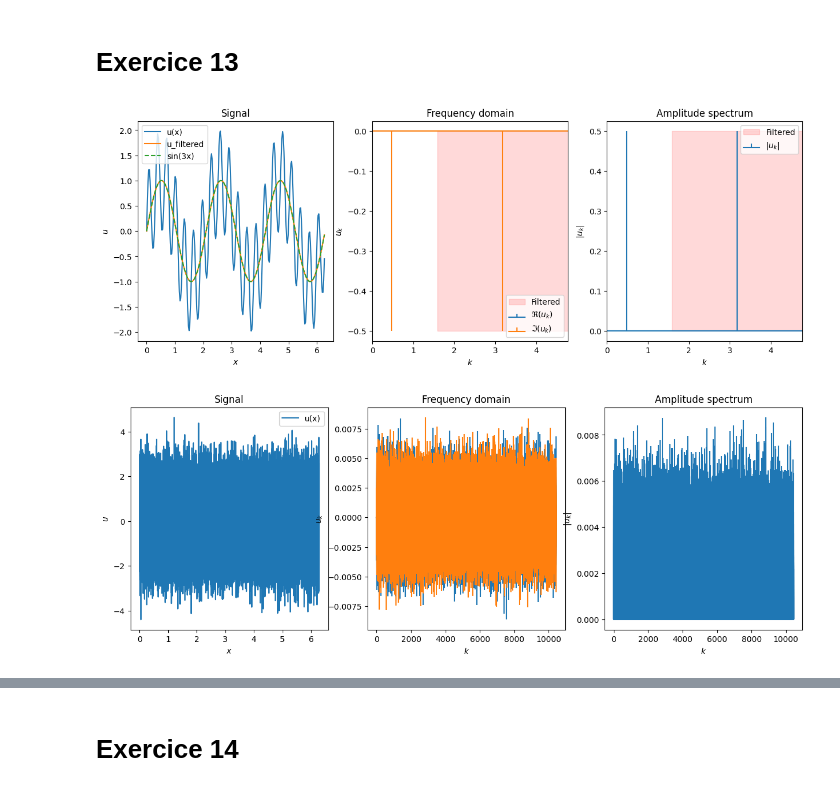
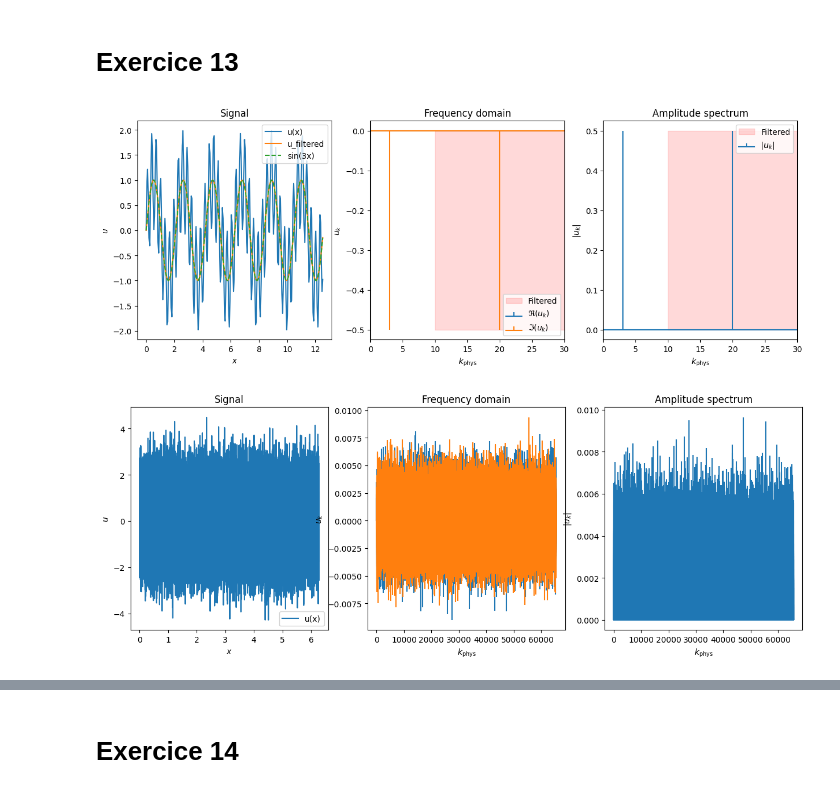
Before and after one commit to sablonl/LPHYS1303-Notebooks, a Jupyter notebook: Spectral.ipynb, the cells around one changed output, grey strips where cells are left out. Cells and saved outputs as stored; diff of their text form; code cells hidden in the pictures.

```diff
--- a/Spectral.ipynb
+++ b/Spectral.ipynb
@@ -142,7 +147,8 @@ Temps de calcul pour N = 512 avec scipy :
 # %%
 # Test 2: spectre continu
-mu, sigma = 1.0, 0.1
-L = 2.0
+mu, sigma = 2.5, 0.5
+L = 5.0
+dk = 2*np.pi / L
 
 
 def f(x): return np.exp(- (x - mu)**2 / (2 * sigma**2)) / \
@@ -152,9 +158,9 @@ def f(x): return np.exp(- (x - mu)**2 / (2 * sigma**2)) / \
 x_all = np.linspace(0, L, 5000, endpoint=False)
 u_all = f(x_all)
 
-
-def u_analytic(k): return np.exp(1j * k * mu - (sigma*k)
-                                 ** 2 / 2) / np.sqrt(2 * np.pi)  # unused
+def u_analytic(k): return np.exp(-0.5*dk*k*(-2j*mu+dk*k*sigma**2)) / L
+# On remarque que le 'k' dans la fonction analytique est en fait '2pi k/L'... cela vient des coventions.
+# Une attention particulière doit être portée au domaine si l'on souhaite faire une analyse spectrale
 
 
 N = 2**10
@@ -172,5 +178,5 @@ u_rec = IDFT(u_k)
 u_k_np = fftshift(fft(u)) / N
 u_rec_np = ifft(ifftshift(u_k_np)) * N
 
-plot_DFT(k/L, x, u_k, u_rec, u_k_np, u_rec_np, x_all, u_all)
+plot_DFT(k, x, u_k, u_rec, u_k_np, u_rec_np, x_all, u_all, bounds=(-15, 15), u_analytic=u_analytic)
 # %% [output]
@@ -335,63 +359,65 @@ import scipy as sp
 from scipy.fft import *
 import matplotlib.pyplot as plt
 
-L = 2*np.pi
+L = 4*np.pi # Que se passe-t-il si L = 5, et le signal est alors non périodique ?
 N = 2**8
 
 x = np.linspace(0, L, N, endpoint=False)
 # Input function
 def f(x): return np.sin(3*x) + np.sin(20*x)
-# => freqs = [3/(2*np.pi), 20/(2*np.pi)]
+# => k_phys = [3*(2*np.pi/L), 20*(2*np.pi/L)] en rad/[L]
 
 # On utilise rfft pour les fonctions réelles qui est optimisée et ne performe le calcul que sur les fréquences positives
 # car la transformée de Fourier d'une fonction réelle est conjuguée symétrique
 
 
 u = f(x)
-freqs = rfftfreq(N, L/N)
+freqs = rfftfreq(N, 1/N)
+dk = 2*np.pi / L
+k_phys = freqs * dk
 u_k = rfft(u)
 
 u_filtered_k = np.zeros(len(u_k), dtype=complex)
-mask = np.abs(freqs) < 10.0/(2*np.pi)
+mask = np.abs(k_phys) < 10.0 # On filtre tous les modes supérieurs à 10 rad/[L]
 u_filtered_k[mask] = u_k[mask]
 
 u_filtered = irfft(u_filtered_k)
 
 fig, ax = plt.subplots(1, 3, figsize=(15, 5))
 
 ax[0].plot(x, u, label="u(x)", c='C0')
 ax[0].plot(x, u_filtered, label="u_filtered", c='C1')
 ax[0].plot(x, np.sin(3*x), label="sin(3x)", c='C2', linestyle='--')
 ax[0].set_title("Signal")
 ax[0].set_xlabel("$x$")
 ax[0].set_ylabel("$u$")
 ax[0].legend()
 
-ax[1].stem(freqs, np.real(u_k) / N, label="$\Re(u_k)$",
+ax[1].stem(k_phys, np.real(u_k) / N, label="$\Re(u_k)$",
            markerfmt=" ", basefmt="C0")
-ax[1].stem(freqs, np.imag(u_k) / N, label="$\Im(u_k)$",
+ax[1].stem(k_phys, np.imag(u_k) / N, label="$\Im(u_k)$",
            markerfmt=" ", basefmt="C1", linefmt="C1")
-ax[1].fill_between(freqs, np.min(np.real(u_k) + np.imag(u_k)) / N, np.max(np.real(
+ax[1].fill_between(k_phys, np.min(np.real(u_k) + np.imag(u_k)) / N, np.max(np.real(
     u_k) + np.imag(u_k)) / N, where=~mask, color='red', alpha=0.15, label="Filtered")
 ax[1].set_title("Frequency domain")
-ax[1].set_xlabel("$k$")
+ax[1].set_xlabel("$k_\mathrm{phys}$")
 ax[1].set_ylabel("$u_k$")
-ax[1].set_xbound(0.0, 30.0/L)
+ax[1].set_xbound(0.0, 30.0)
 ax[1].legend()
 
-ax[2].stem(freqs, np.abs(u_k) / N, markerfmt=" ",
+ax[2].stem(k_phys, np.abs(u_k) / N, markerfmt=" ",
            basefmt="C0", label="$|u_k|$")
-ax[2].fill_between(freqs, np.min(np.abs(u_k)) / N, np.max(
+ax[2].fill_between(k_phys, np.min(np.abs(u_k)) / N, np.max(
     np.abs(u_k)) / N, where=~mask, color='red', alpha=0.15, label="Filtered")
 ax[2].set_title("Amplitude spectrum")
-ax[2].set_xlabel("$k$")
+ax[2].set_xlabel("$k_\mathrm{phys}$")
 ax[2].set_ylabel("$|u_k|$")
-ax[2].set_xbound(0.0, 30.0/L)
+ax[2].set_xbound(0.0, 30.0)
 ax[2].legend()
 
 plt.show()
 # %% [output]
-[figure, old version]
+[figure, new version]
 # %%
 # Pour un bruit blanc, on s'attend à ce que la transformée de Fourier soit uniformément répartie en amplitude et en phase
 # quand N -> infini
@@ -402,7 +428,10 @@ L = 2*np.pi
 x = np.linspace(0, L, N, endpoint=False)
 u = np.random.randn(N)  # Bruit blanc gaussien -> moyenne nulle, variance 1
 
-freqs = rfftfreq(N, L/N)
+freqs = rfftfreq(N, 1/N)
+dk = 2*np.pi / L
+k_phys = freqs * dk
+
 u_k = rfft(u)
 
 fig, ax = plt.subplots(1, 3, figsize=(15, 5))
@@ -413,23 +442,23 @@ ax[0].set_xlabel("$x$")
 ax[0].set_ylabel("$u$")
 ax[0].legend()
 
-ax[1].stem(freqs, np.real(u_k) / N, label="$\Re(u_k)$",
+ax[1].stem(k_phys, np.real(u_k) / N, label="$\Re(u_k)$",
            markerfmt=" ", basefmt="C0")
-ax[1].stem(freqs, np.imag(u_k) / N, label="$\Im(u_k)$",
+ax[1].stem(k_phys, np.imag(u_k) / N, label="$\Im(u_k)$",
            markerfmt=" ", basefmt="C1", linefmt="C1")
 ax[1].set_title("Frequency domain")
-ax[1].set_xlabel("$k$")
+ax[1].set_xlabel("$k_\mathrm{phys}$")
 ax[1].set_ylabel("$u_k$")
 
-ax[2].stem(freqs, np.abs(u_k) / N, markerfmt=" ",
+ax[2].stem(k_phys, np.abs(u_k) / N, markerfmt=" ",
            basefmt="C0", label="$|u_k|$")
 ax[2].set_title("Amplitude spectrum")
-ax[2].set_xlabel("$k$")
+ax[2].set_xlabel("$k_\mathrm{phys}$")
 ax[2].set_ylabel("$|u_k|$")
 
 plt.show()
 # %% [output]
-[figure, old version]
+[figure, new version]
 # %%
 # On va donc essayer de filter une fonction bruitée avec un bruit blanc, mais on s'attend à ce que le bruit soit toujours présent
 # car il est réparti uniformément en amplitude et en phase
```
Also changed, not shown: parts of 9 cells of this notebook.
